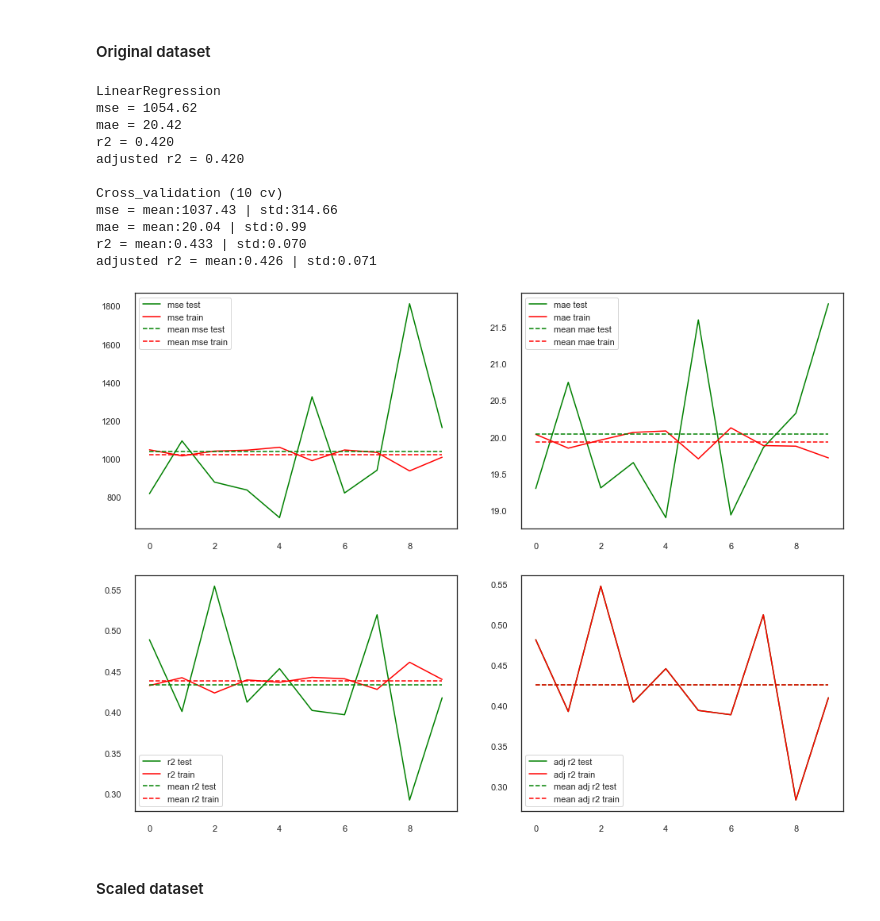
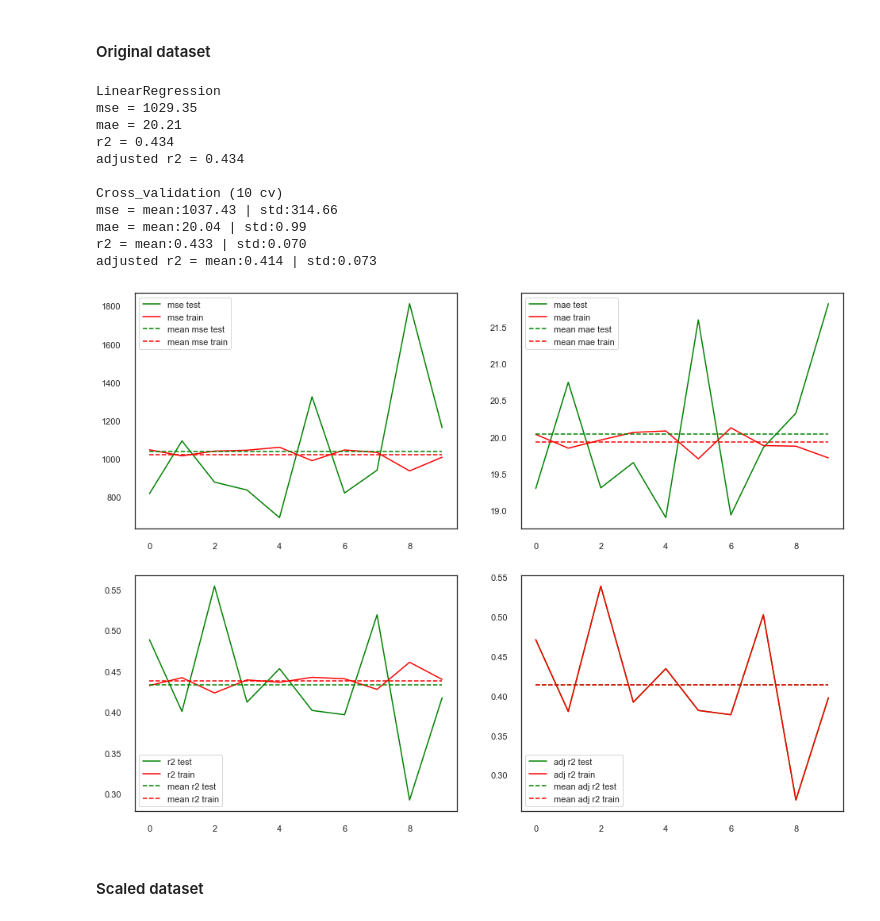
Before and after one commit to flaviendeseure/Airbnb_berlin_price_prediction, a Jupyter notebook: Projet - Airbnb Berlin Price Prediction.ipynb, the cells around one changed output. Cells and saved outputs as stored; diff of their text form; code cells hidden in the pictures.

```diff
--- a/Projet - Airbnb Berlin Price Prediction.ipynb
+++ b/Projet - Airbnb Berlin Price Prediction.ipynb
@@ -2266,29 +2266,29 @@ X_test_cleaned_pca = X_test_pca.copy()
 # %% [markdown]
 #### Original dataset
 # %%
-X_train_lin = X_train_cleaned[["Accomodates","Beds", "Room Type", "neighbourhood", "Property Type"]].copy()
+X_train_lin = X_train_cleaned.copy()
 X_train_lin["Total Rooms"] = X_train_cleaned_feature_eng["Total Rooms"]
 
-X_test_lin = X_test_cleaned[["Accomodates","Beds", "Room Type", "neighbourhood", "Property Type"]].copy()
+X_test_lin = X_test_cleaned.copy()
 X_test_lin["Total Rooms"] = X_test_cleaned_feature_eng["Total Rooms"]
 
 
 model = LinearRegression()
 model.fit(X_train_lin, y_train)
 score_model(model, X_test_lin, y_test, cross_valid=True)
 # %% [output]
 LinearRegression
-mse = 1054.62
-mae = 20.42
-r2 = 0.420
-adjusted r2 = 0.420
+mse = 1029.35
+mae = 20.21
+r2 = 0.434
+adjusted r2 = 0.434
 
 Cross_validation (10 cv)
 mse = mean:1037.43 | std:314.66
 mae = mean:20.04 | std:0.99
 r2 = mean:0.433 | std:0.070
-adjusted r2 = mean:0.426 | std:0.071
+adjusted r2 = mean:0.414 | std:0.073
-[figure, old version]
+[figure, new version]
 # %% [markdown]
 #### Scaled dataset
 # %%
```
Also changed, not shown: parts of 1 cell of this notebook.
